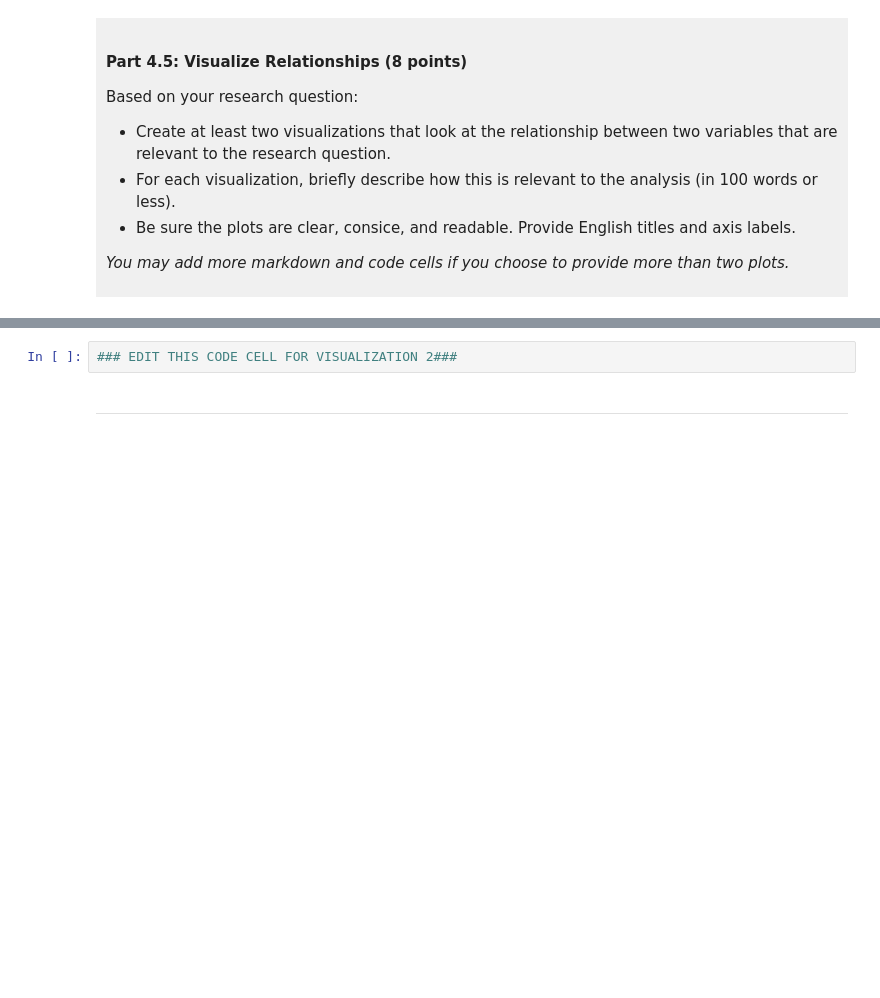
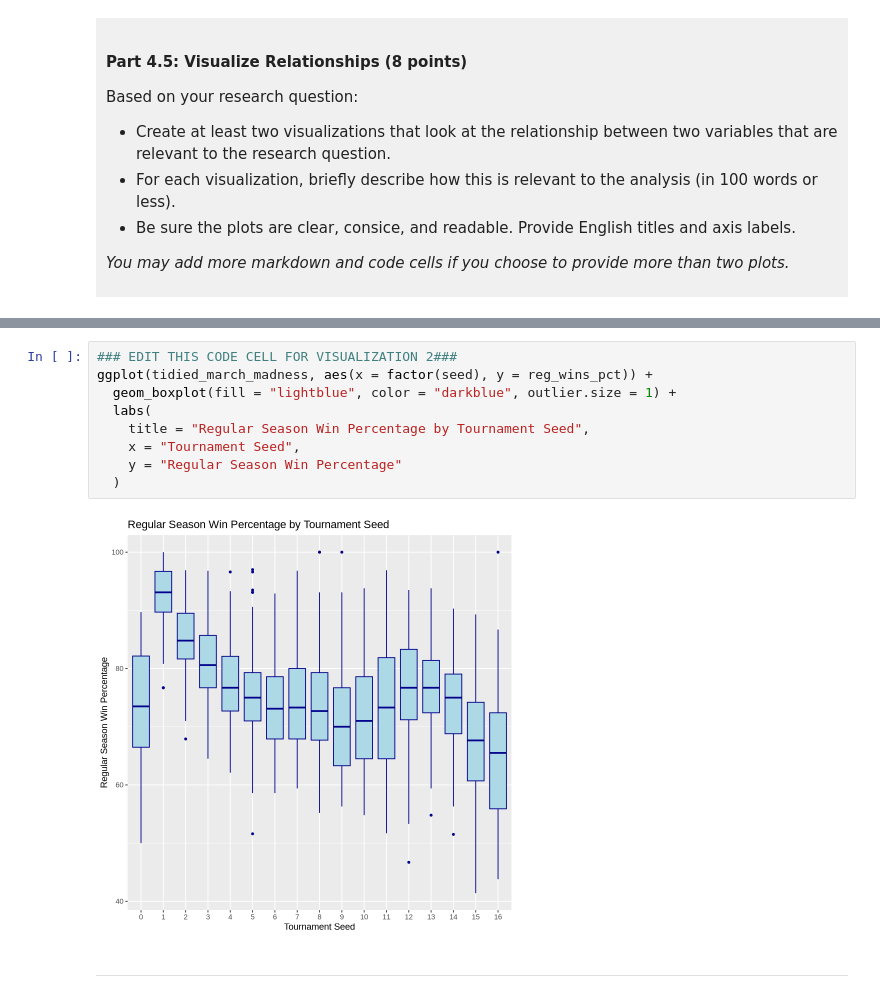
Before and after one commit to muzili902-0301/dsci-100-project-Evelyn-Li, a Jupyter notebook: dsci-100-project-notebook.ipynb, the cells around one changed output, grey strips where cells are left out. Saved outputs shown, nothing was run; the diff lists cells and outputs as text; blank space fills up the shorter version.

```diff
--- a/dsci-100-project-notebook.ipynb
+++ b/dsci-100-project-notebook.ipynb
@@ -281,5 +418,14 @@ Visualization 2: %%% EDIT THIS MARKDOWN CELL%%%
 # %%
 ### EDIT THIS CODE CELL FOR VISUALIZATION 2###
+ggplot(tidied_march_madness, aes(x = factor(seed), y = reg_wins_pct)) +
+  geom_boxplot(fill = "lightblue", color = "darkblue", outlier.size = 1) +
+  labs(
+    title = "Regular Season Win Percentage by Tournament Seed",
+    x = "Tournament Seed",
+    y = "Regular Season Win Percentage"
+  )
+# %% [output]
+[figure, added]
 # %% [markdown]
 ------
 # %% [markdown]
```
Also changed, not shown: parts of 13 cells of this notebook.
